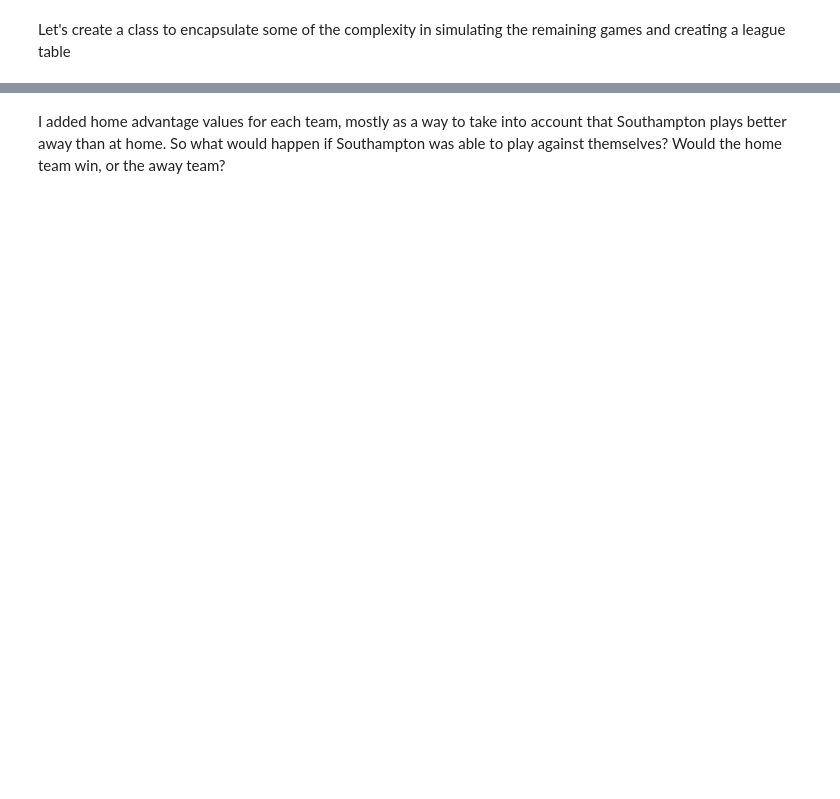
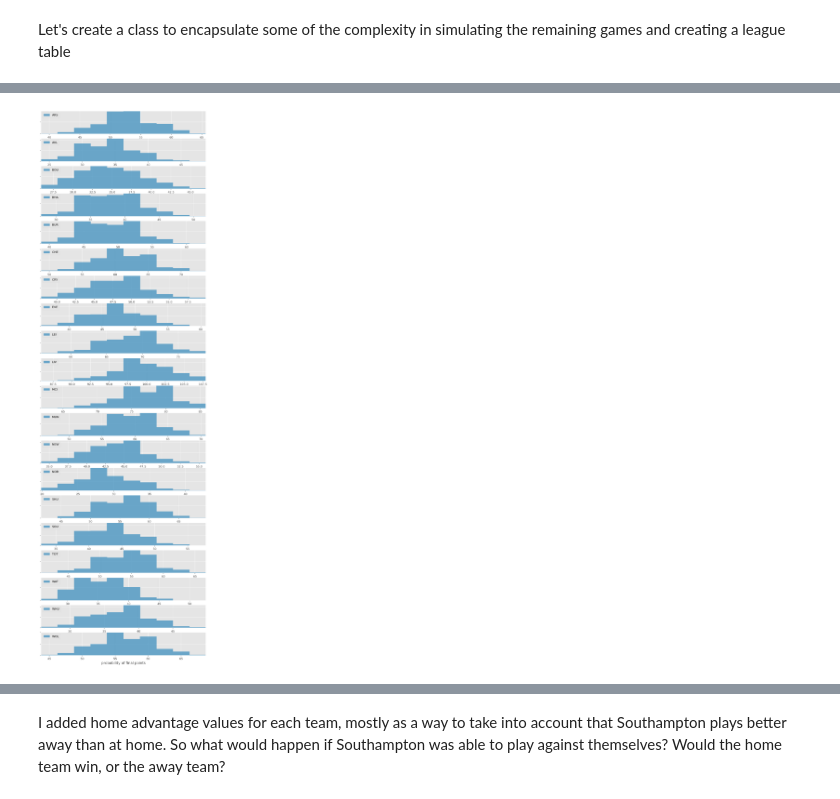
Before and after one commit to MatthewBurke1995/premier-league-predction-1920, a Jupyter notebook: premier league prediction 1920.ipynb, the cells around one changed output, grey strips where cells are left out. Saved outputs shown, nothing was run; the diff lists cells and outputs as text; code cells hidden in the pictures; blank space fills up the shorter version.

```diff
--- a/premier league prediction 1920.ipynb
+++ b/premier league prediction 1920.ipynb
@@ -287,0 +360,13 @@ ranks
+# %%
+figsize(10, 34)
+for k, team in enumerate(list(current_season.teams["team"])):
+    sx = plt.subplot(len(current_season.teams), 1, k+1)
+    plt.xlabel("probability of final points") \
+        if k in [0, len(current_season.teams)-1] else None
+    plt.setp(sx.get_yticklabels(), visible=False)
+    plt.hist(points[team], alpha=0.7, align='left', histtype="stepfilled",
+         label=team, color="#348ABD", density=True, edgecolor="#348ABD")
+    plt.legend(loc="upper left")
+    plt.autoscale(tight=True)
+# %% [output]
+[figure, added]
```
Also changed, not shown: parts of 29 cells of this notebook, 1 other file.
